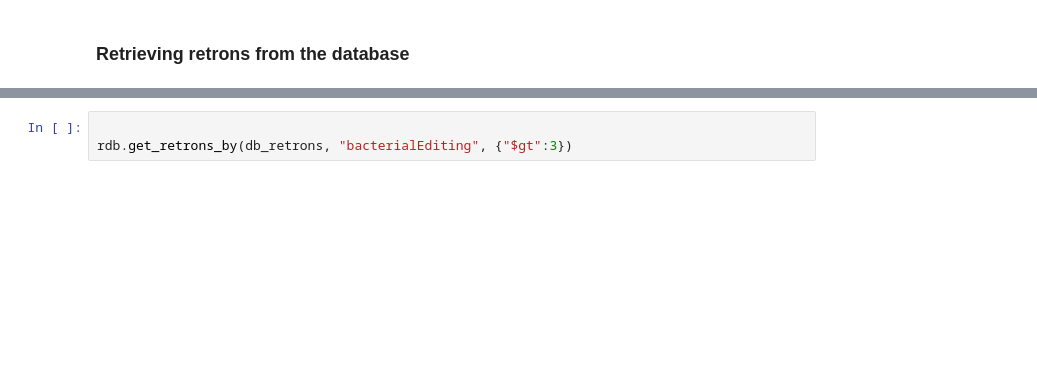
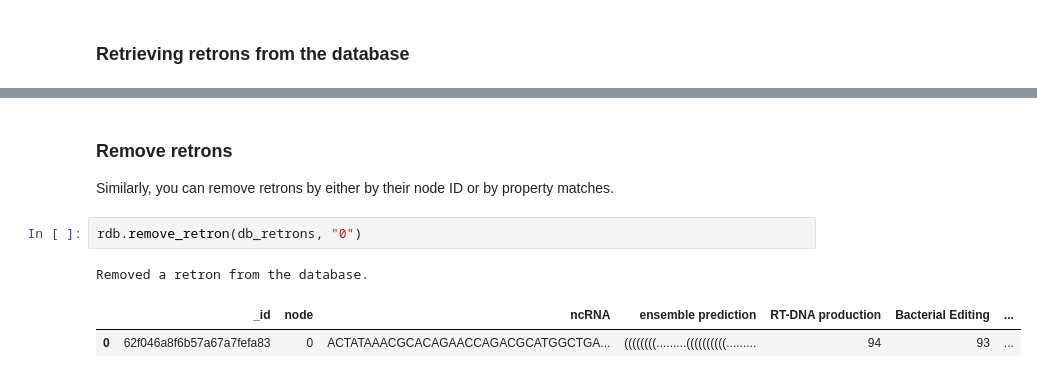
Before and after one commit to AlexanderPico/retrondb-notebooks, a Jupyter notebook: getting-started.ipynb, the cells around one changed output, grey strips where cells are left out. Cells and saved outputs as stored; diff of their text form; blank space fills up the shorter version.

```diff
--- a/getting-started.ipynb
+++ b/getting-started.ipynb
@@ -61,3 +95,9 @@ rdb.get_retrons_by(db_retrons,'mamalianEditingGroup', '2')
-# %%
-
-rdb.get_retrons_by(db_retrons, "bacterialEditing", {"$gt":3})
+# %% [markdown]
+### Remove retrons
+Similarly, you can remove retrons by either by their node ID or by property matches.
+# %%
+rdb.remove_retron(db_retrons, "0")
+# %% [output]
+Removed a retron from the database.
+|  | _id | node | ncRNA | ensemble prediction | RT-DNA production | Bacterial Editing | ... |
+| 0 | 62f046a8f6b57a67a7fefa83 | 0 | ACTATAAACGCACAGAACCAGACGCATGGCTGA... | ((((((((.........((((((((((......... | 94 | 93 | ... |
```
Also changed, not shown: parts of 12 cells of this notebook, 6 other files.
